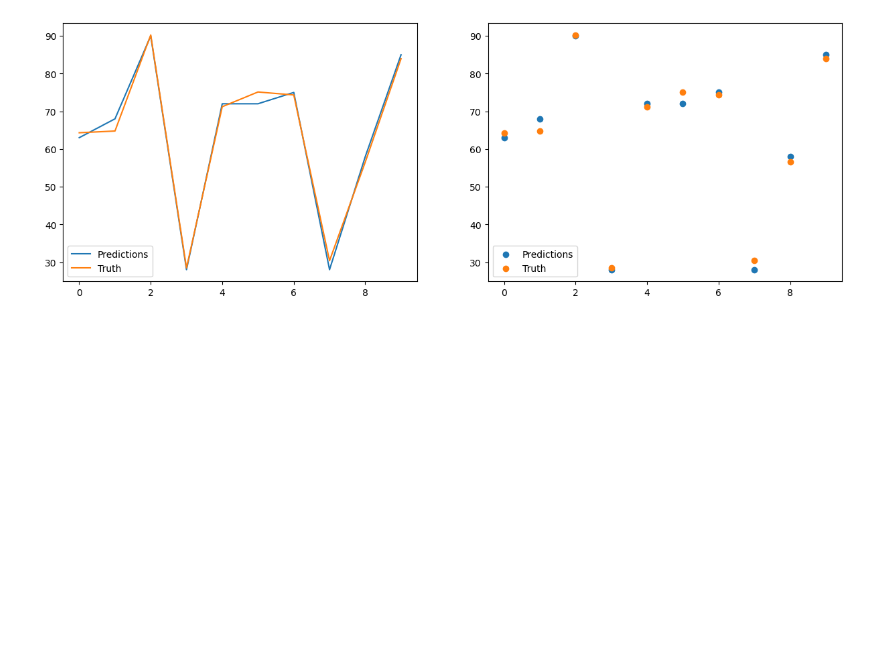
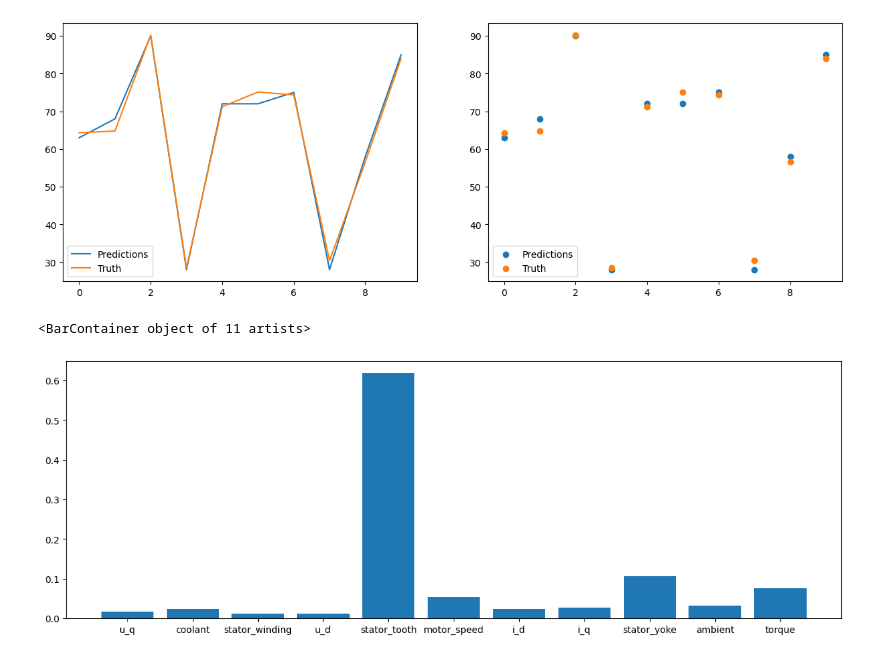
Before and after one commit to aiko929/electric_temp_xgboost, a Jupyter notebook: app.ipynb, the cells around one changed output. Saved outputs shown, nothing was run; the diff lists cells and outputs as text; code cells hidden in the pictures; blank space fills up the shorter version.

Commit message:
feature importance added

```diff
--- a/app.ipynb
+++ b/app.ipynb
@@ -89,3 +89,12 @@ print(f"MSE: {mse}")
 # %% [output]
 MSE: 6.932819018488115
 [figure]
+# %%
+# look at feature importance:
+plt.figure(figsize=(15,5))
+plt.bar(X.columns, model.feature_importances_)
+# looks like the model detected a big correlation between the temperatur and the strator_tooth temperature.
+# in this case we could consider removing the lowest important columns to either save computation time or space in regard to tracking these values
+# %% [output]
+<BarContainer object of 11 artists>
+[figure, added]
```
